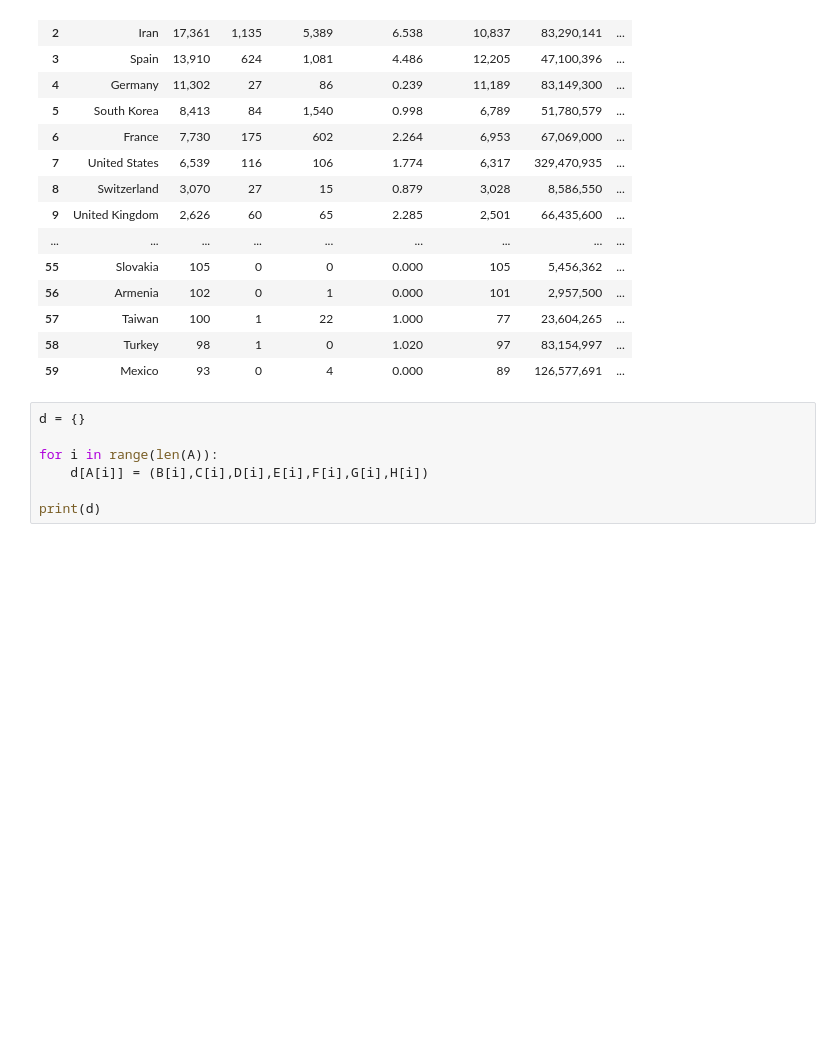
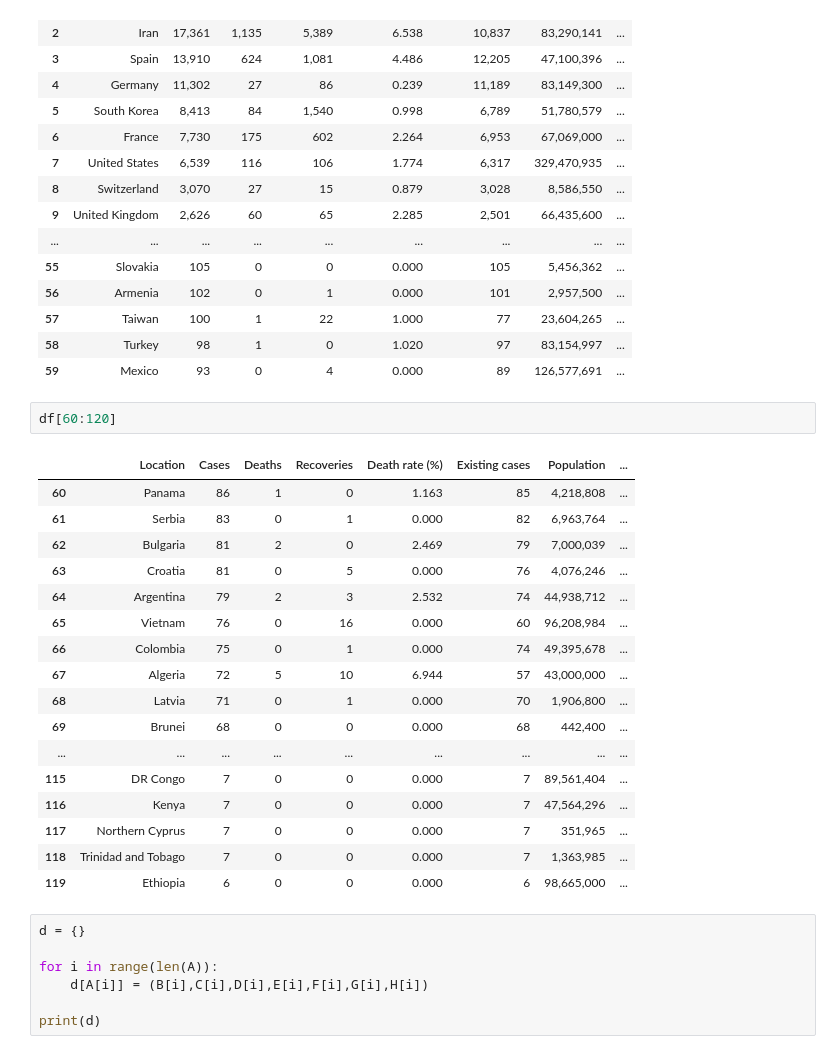
Before and after one commit to Xiang1Zhang/Coronavirus-statistics, a Jupyter notebook: Corona_statistics.ipynb, the cells around one changed output. Drawn from its saved outputs; the diff is of its cells as text; blank space fills up the shorter version.

```diff
--- a/Corona_statistics.ipynb
+++ b/Corona_statistics.ipynb
@@ -139,6 +139,26 @@ df[:60]
 | 57 | Taiwan | 100 | 1 | 22 | 1.000 | 77 | 23,604,265 | ... |
 | 58 | Turkey | 98 | 1 | 0 | 1.020 | 97 | 83,154,997 | ... |
 | 59 | Mexico | 93 | 0 | 4 | 0.000 | 89 | 126,577,691 | ... |
+# %%
+df[60:120]
+# %% [output]
+|  | Location | Cases | Deaths | Recoveries | Death rate (%) | Existing cases | Population | ... |
+| 60 | Panama | 86 | 1 | 0 | 1.163 | 85 | 4,218,808 | ... |
+| 61 | Serbia | 83 | 0 | 1 | 0.000 | 82 | 6,963,764 | ... |
+| 62 | Bulgaria | 81 | 2 | 0 | 2.469 | 79 | 7,000,039 | ... |
+| 63 | Croatia | 81 | 0 | 5 | 0.000 | 76 | 4,076,246 | ... |
+| 64 | Argentina | 79 | 2 | 3 | 2.532 | 74 | 44,938,712 | ... |
+| 65 | Vietnam | 76 | 0 | 16 | 0.000 | 60 | 96,208,984 | ... |
+| 66 | Colombia | 75 | 0 | 1 | 0.000 | 74 | 49,395,678 | ... |
+| 67 | Algeria | 72 | 5 | 10 | 6.944 | 57 | 43,000,000 | ... |
+| 68 | Latvia | 71 | 0 | 1 | 0.000 | 70 | 1,906,800 | ... |
+| 69 | Brunei | 68 | 0 | 0 | 0.000 | 68 | 442,400 | ... |
+| ... | ... | ... | ... | ... | ... | ... | ... | ... |
+| 115 | DR Congo | 7 | 0 | 0 | 0.000 | 7 | 89,561,404 | ... |
+| 116 | Kenya | 7 | 0 | 0 | 0.000 | 7 | 47,564,296 | ... |
+| 117 | Northern Cyprus | 7 | 0 | 0 | 0.000 | 7 | 351,965 | ... |
+| 118 | Trinidad and Tobago | 7 | 0 | 0 | 0.000 | 7 | 1,363,985 | ... |
+| 119 | Ethiopia | 6 | 0 | 0 | 0.000 | 6 | 98,665,000 | ... |
 # %%
 d = {}
 
```
